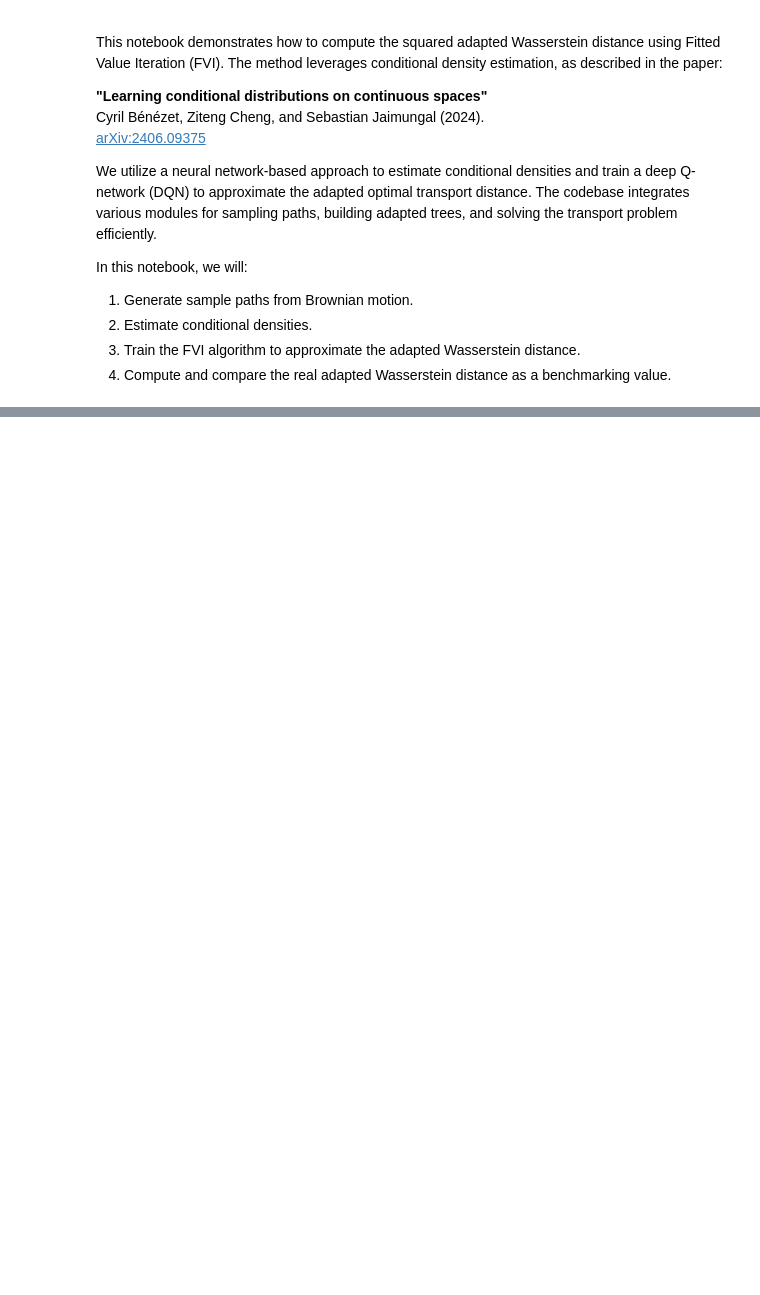
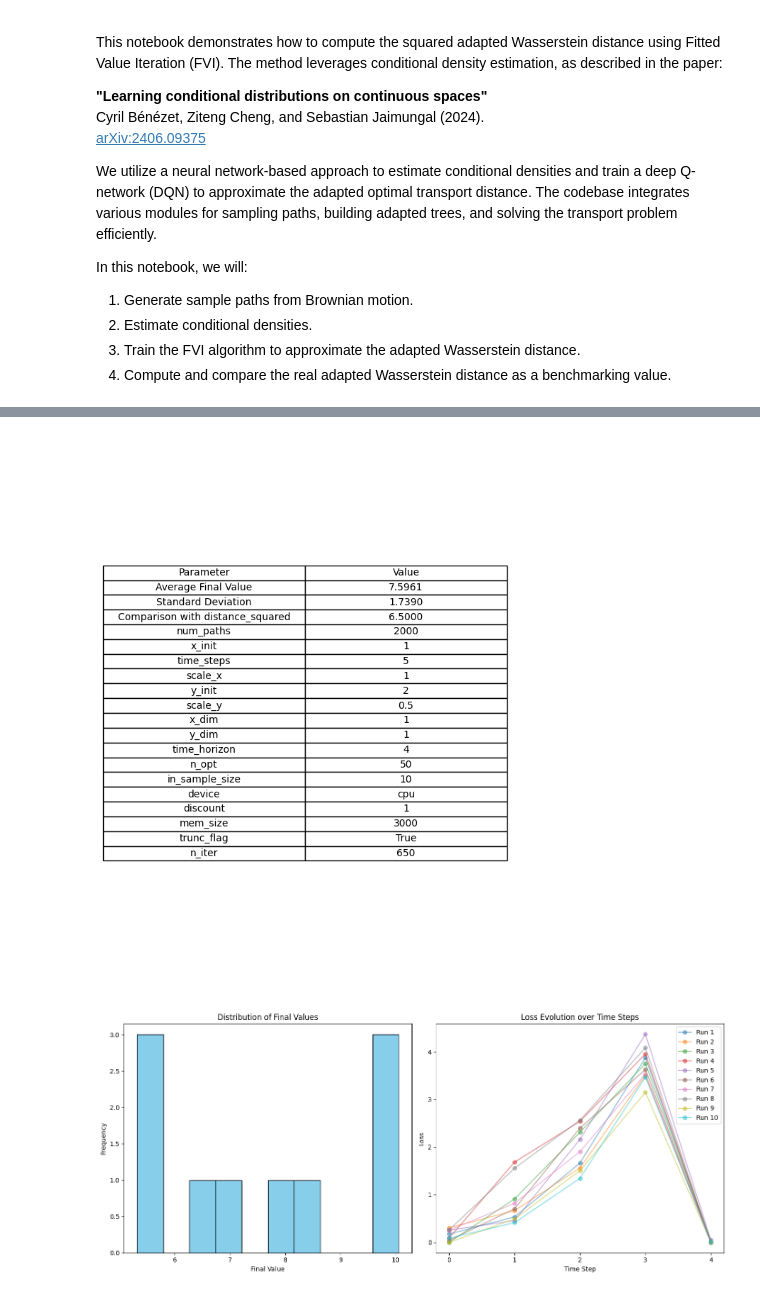
Before and after one commit to rubenbonto/AWD_numerics, a Jupyter notebook: Notebooks/FVI_notebook.ipynb, the cells around one changed output, grey strips where cells are left out. Drawn from its saved outputs; the diff is of its cells as text; code cells hidden in the pictures; blank space fills up the shorter version.

```diff
--- a/Notebooks/FVI_notebook.ipynb
+++ b/Notebooks/FVI_notebook.ipynb
@@ -149,0 +183,79 @@ Square Root of Adapted Wasserstein Distance: 2.4506
+# %%
+import matplotlib.pyplot as plt
+import numpy as np
+
+# -------------------------
+# Create a PNG table with the parameters and computed results
+# -------------------------
+
+# Prepare table data: computed values and the parameters used.
+table_data = [
+    ["Average Final Value", f"{mean_final_value:.4f}"],
+    ["Standard Deviation", f"{std_final_value:.4f}"],
+    ["Comparison with distance_squared", f"{distance_squared:.4f}"],
+    # Brownian motion parameters:
+    ["num_paths", f"{n_data}"],
+    ["x_init", f"{x_init}"],
+    ["time_steps", f"{time_steps}"],
+    ["scale_x", f"{scale_x}"],
+    ["y_init", f"{y_init}"],
+    ["scale_y", f"{scale_y}"],
+    # DQN training parameters:
+    ["x_dim", "1"],
+    ["y_dim", "1"],
+    ["time_horizon", f"{time_steps - 1}"],
+    ["n_opt", "50"],
+    ["in_sample_size", "10"],
+    ["device", f"{device}"],
+    ["discount", "1"],
+    ["mem_size", "3000"],
+    ["trunc_flag", "True"],
+    ["n_iter", "650"]
+]
+
+# Create a figure for the table.
+fig_table, ax_table = plt.subplots(figsize=(6, 8))
+ax_table.axis('tight')
+ax_table.axis('off')
+table = ax_table.table(
+    cellText=table_data,
+    colLabels=["Parameter", "Value"],
+    cellLoc="center",
+    loc="center"
+)
+table.auto_set_font_size(False)
+table.set_fontsize(10)
+fig_table.tight_layout()
+plt.savefig("results_table.png", bbox_inches='tight')
+plt.show()
+
+# -------------------------
+# Plot the distribution of final values and the loss evolution (w.r.t. time steps)
+# -------------------------
+
+fig, (ax_hist, ax_loss) = plt.subplots(1, 2, figsize=(14, 6))
+
+# Plot the histogram of final values.
+ax_hist.hist(final_values, bins=10, color='skyblue', edgecolor='black')
+ax_hist.set_title("Distribution of Final Values")
+ax_hist.set_xlabel("Final Value")
+ax_hist.set_ylabel("Frequency")
+
+# Plot the loss history for each run with respect to time steps (0 to 4)
+# Assume that each loss_hist in loss_histories has a length corresponding to the number of time steps (e.g., 5)
+time_steps_axis = np.arange(0, 5)  # Time steps: 0, 1, 2, 3, 4
+for i in range(num_runs):
+    ax_loss.plot(time_steps_axis, loss_histories[i], marker='o', alpha=0.5, label=f'Run {i+1}')
+
+ax_loss.set_title("Loss Evolution over Time Steps")
+ax_loss.set_xlabel("Time Step")
+ax_loss.set_ylabel("Loss")
+ax_loss.set_xticks(time_steps_axis)
+ax_loss.legend()
+
+plt.tight_layout()
+plt.savefig("loss_and_final_values.png", bbox_inches='tight')
+plt.show()
+# %% [output]
+[figure, added]
+[figure, added]
```
Also changed, not shown: parts of 7 cells of this notebook, 35 other files.
